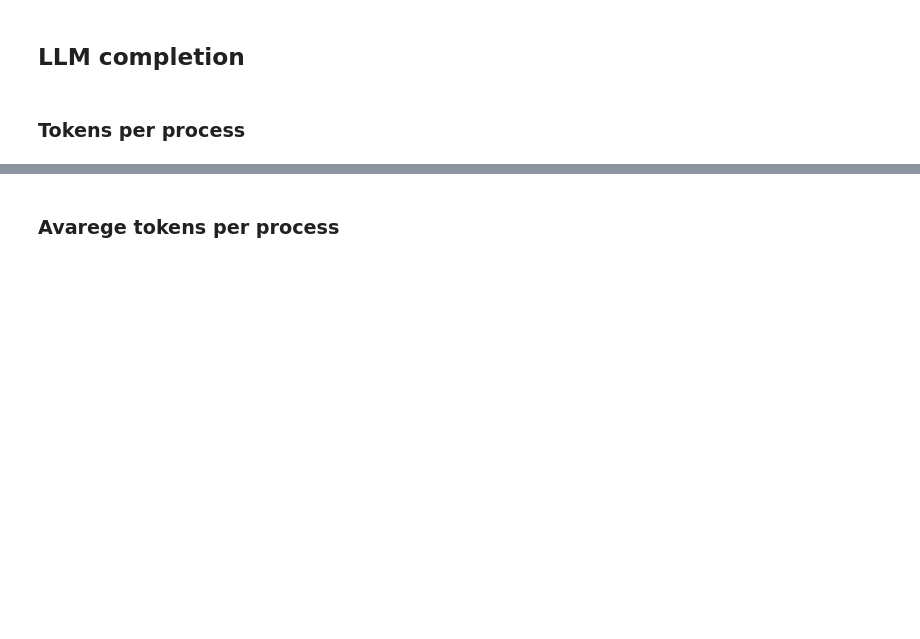
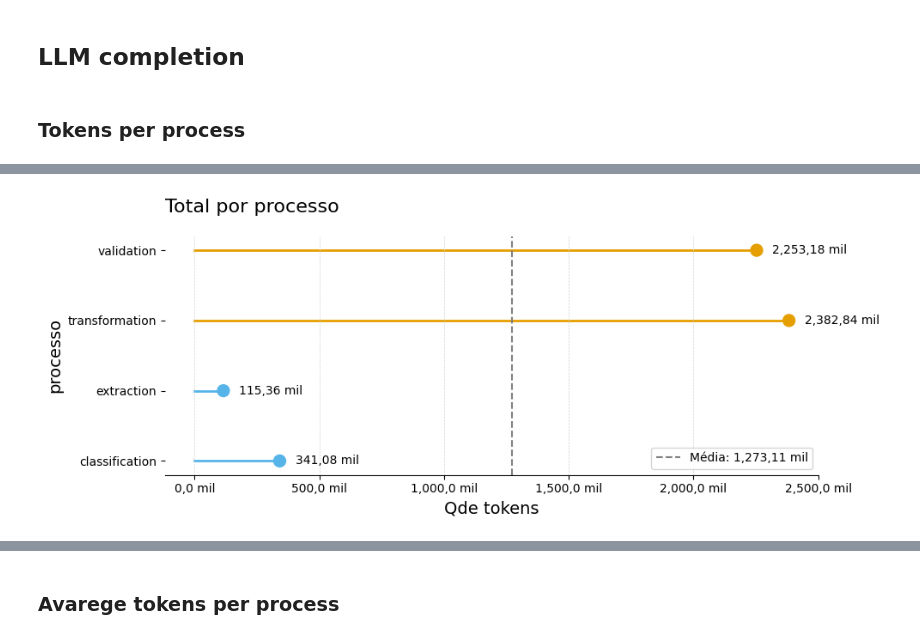
Before and after one commit to asantos2000/master-degree-santos-anderson, a Jupyter notebook: code/src/chap_7_validation_support.ipynb, the cells around one changed output, grey strips where cells are left out. Cells and saved outputs as stored; diff of their text form; code cells hidden in the pictures; blank space fills up the shorter version.

```diff
--- a/code/src/chap_7_validation_support.ipynb
+++ b/code/src/chap_7_validation_support.ipynb
@@ -2119,9 +2274,11 @@ et_llm_completion
 # %%
 plot_horizontal_bar_chart(
     et_llm_completion,
     group_col="process",
     value_col="total_prompt_tokens",
-    title="Tempo médio decorrido por processo",
+    title="Total por processo",
     x_label="Qde tokens",
     y_label="processo"
 )
+# %% [output]
+[figure, added]
```
Also changed, not shown: parts of 30 cells of this notebook, 5 other files.
